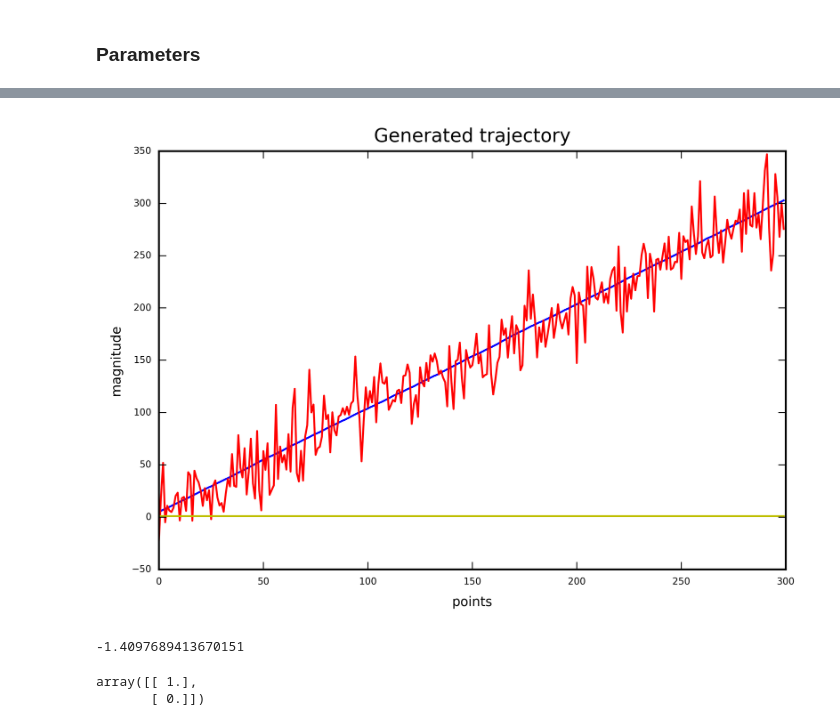
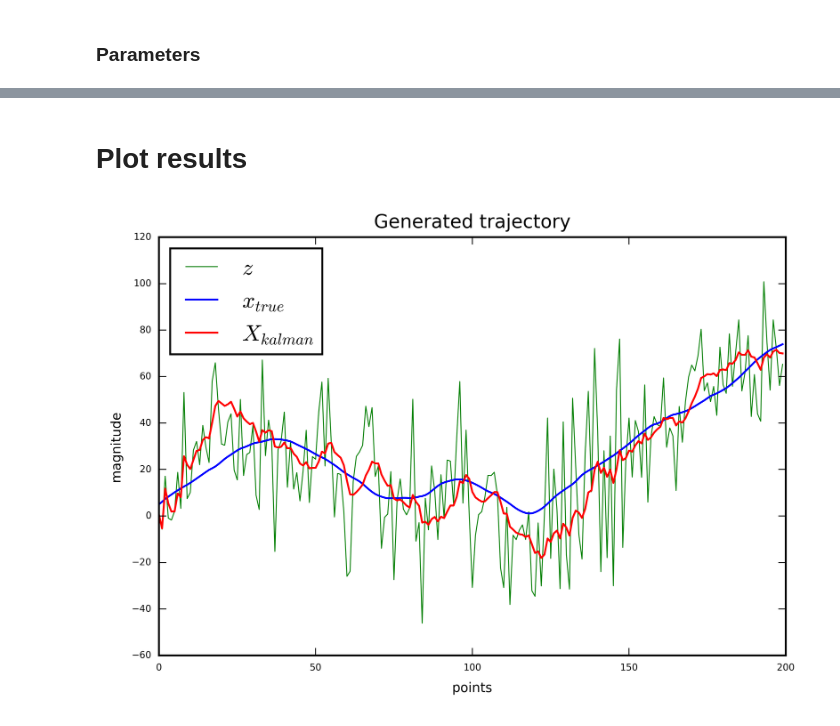
Before and after one commit to EgorPristanskiy/ExpDataProcessing, a Jupyter notebook: Lab5/5.ipynb, the cells around one changed output, grey strips where cells are left out. Cells and saved outputs as stored; diff of their text form; code cells hidden in the pictures.

```diff
--- a/Lab5/5.ipynb
+++ b/Lab5/5.ipynb
@@ -102,7 +73,7 @@ def kalman(X_0, P_0, z, T, H, R, Q):
 # %% [markdown]
 ### Parameters
 # %%
-N = 300
+N = 200
 sigma_a = 0.2
 sigma_n = 20
 x_1 = 5
@@ -120,2 +99,33 @@ x, z = generate_acc_trajectory(sigma_a**2, sigma_n**2, N, x_1, v_1, t)
+# %%
+#T - transport matrix
+#G - input
+#z - measurements
+#H - obs
+#sigma_n - noise
+#sigma_a - acc noise
+#R = sigma_n**2
+#P_0
+def kalman(X_0, P_0, z, T, H, R, Q, Kext = None):
+    X = np.zeros((len(z),*(X_0.shape)))
+    P = np.zeros((len(z),*(P_0.shape)))
+    K = np.zeros_like(X) # ??? if z[i] not number
+    XF= np.zeros_like(X)
+    T6 = np.linalg.matrix_power(T,6)
+    for i, _ in enumerate(z):
+        #Prediction
+        X[i] = T.dot(X[i-1] if i > 0 else X_0)
+        P[i] = T.dot((P[i-1] if i > 0 else P_0).dot(T.transpose())) + Q
+        #Filtration
+        if Kext is None:
+            tmp1 = inv(H.dot(P[i].dot(H.transpose())) + R)
+            tmp2 = H.transpose().dot(tmp1)
+            K[i] = P[i].dot(tmp2)
+        else:
+            K[i] = Kext[i]
+        X[i] = X[i] + K[i]*(z[i] - H.dot(X[i]))
+        P[i] = (np.identity(X_0.shape[0]) - K[i].dot(H)).dot(P[i])
+        if i + 6 < len(z):
+            XF[6 + i] = T6.dot(X[i])
+    return X,K,P,XF
 # %%
-X, K = kalman(X_0, P_0, z, T, H, R, Q)
+X, K, P, XF = kalman(X_0, P_0, z, T, H, R, Q)
@@ -140,22 +132,15 @@ K
+# %% [markdown]
+# Plot results
 # %%
 fig, ax = plt.subplots(1,1, figsize=(6,4), dpi = 600)
 ax.set_title('Generated trajectory', fontsize = 10)
-ax.plot(range(N),z,'g', label = 'z', linewidth = 0.5 )
-ax.plot(range(N),x,'b', label = 'x', linewidth = 1 )
-ax.plot(range(N),X[:,0].transpose()[0],'r', label = 'X', linewidth = 1 )
-ax.plot(range(N),K[:,0].transpose()[0],'y', label = 'K', linewidth = 1 )
+ax.plot(range(N),z,'g', label = '$z$', linewidth = 0.5 )
+ax.plot(range(N),x,'b', label = '$x_{true}$', linewidth = 1 )
+ax.plot(range(N),X[:,0].transpose()[0],'r', label = '$X_{kalman}$', linewidth = 1 )
+#ax.plot(range(N),K[:,0].transpose()[0],'y', label = 'K', linewidth = 1 )
 #ax.set_xlim([0,20])
+ax.legend(loc='upper left')
 ax.set_xlabel('points', fontsize = 7)
 ax.set_ylabel('magnitude', fontsize = 7);
 # %% [output]
-[figure, old version]
+[figure, new version]
-# %%
-np.sum((X[:,0].transpose()[0]-z)**2)
-X[:,0].transpose()[0][0]
-# %% [output]
--1.4097689413670151
-# %%
-np.identity(2).dot(np.array([[1],[0]]))
-# %% [output]
-array([[ 1.],
-       [ 0.]])
```
Also changed, not shown: parts of 51 cells of this notebook.
